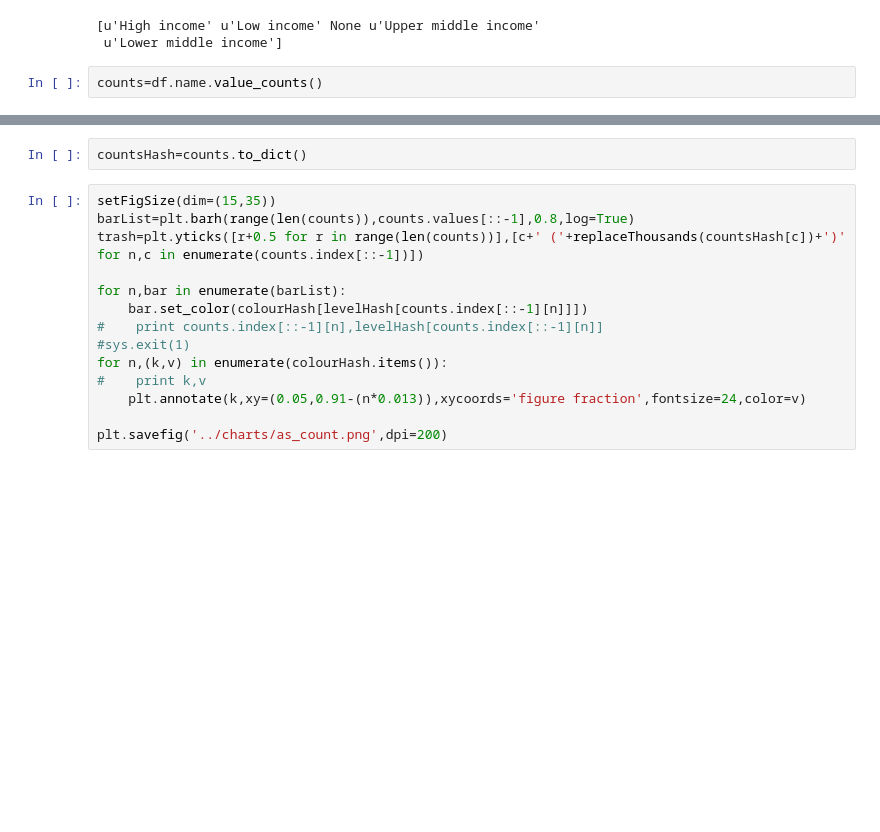
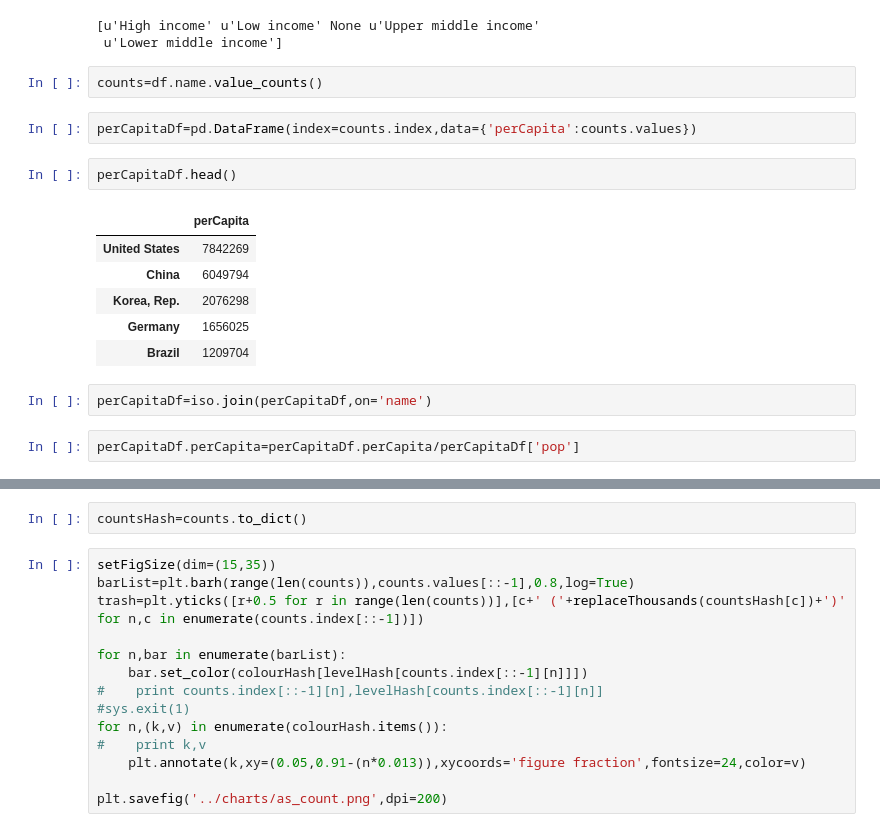
Before and after one commit to alexrutherford/caida, a Jupyter notebook: parse_as_geo.ipynb, the cells around one changed output, grey strips where cells are left out. Cells and saved outputs as stored; diff of their text form; blank space fills up the shorter version.

```diff
--- a/parse_as_geo.ipynb
+++ b/parse_as_geo.ipynb
@@ -189,3 +222,18 @@ print levels
  u'Lower middle income']
 # %%
 counts=df.name.value_counts()
+# %%
+perCapitaDf=pd.DataFrame(index=counts.index,data={'perCapita':counts.values})
+# %%
+perCapitaDf.head()
+# %% [output]
+|  | perCapita |
+| United States | 7842269 |
+| China | 6049794 |
+| Korea, Rep. | 2076298 |
+| Germany | 1656025 |
+| Brazil | 1209704 |
+# %%
+perCapitaDf=iso.join(perCapitaDf,on='name')
+# %%
+perCapitaDf.perCapita=perCapitaDf.perCapita/perCapitaDf['pop']
```
Also changed, not shown: parts of 11 cells of this notebook.
